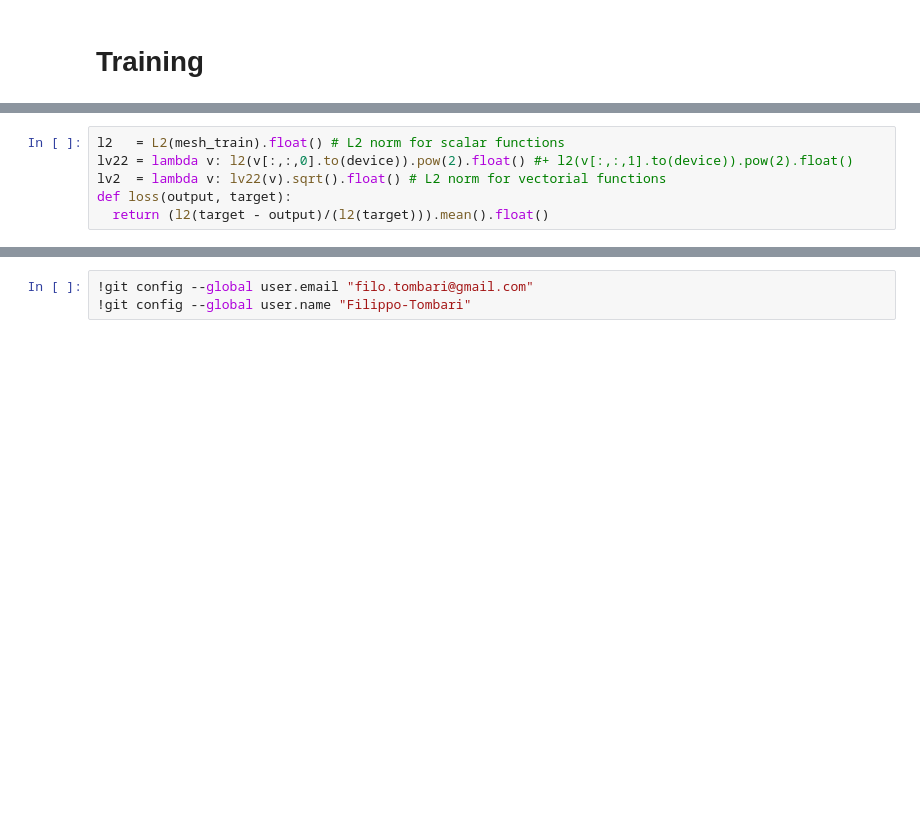
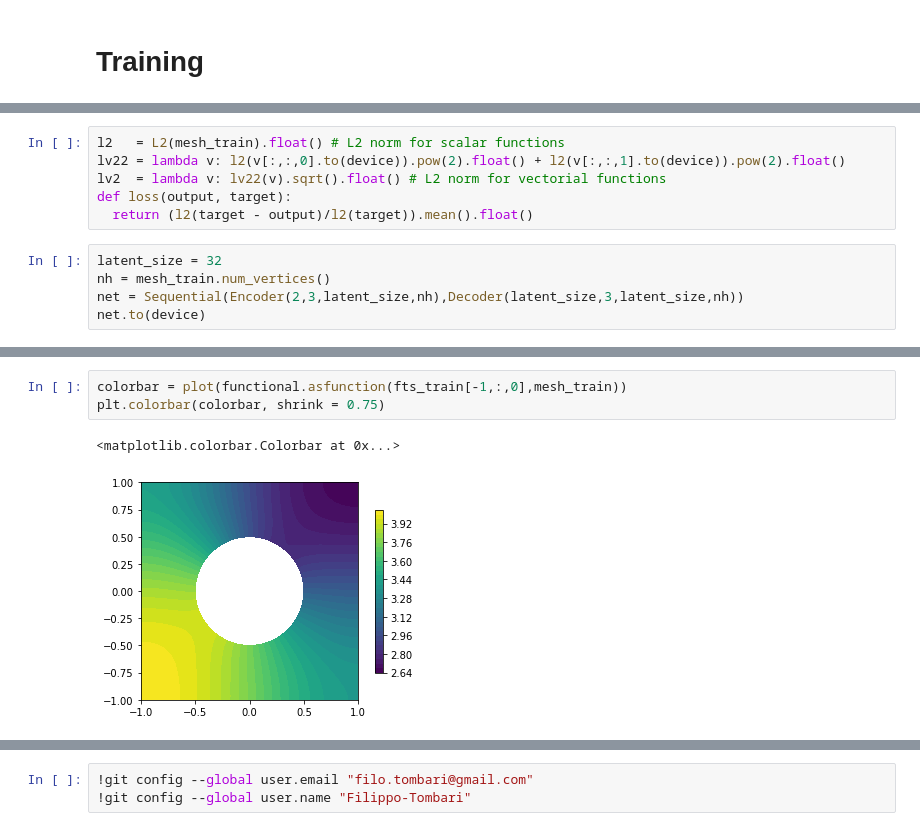
Before and after one commit to Filippo-Tombari/PdeGraph, a Jupyter notebook: basic_example.ipynb, the cells around one changed output, grey strips where cells are left out. Saved outputs shown, nothing was run; the diff lists cells and outputs as text; blank space fills up the shorter version.

```diff
--- a/basic_example.ipynb
+++ b/basic_example.ipynb
@@ -197,0 +98,11 @@ n
+# %%
+l2   = L2(mesh_train).float() # L2 norm for scalar functions
+lv22 = lambda v: l2(v[:,:,0].to(device)).pow(2).float() + l2(v[:,:,1].to(device)).pow(2).float()
+lv2  = lambda v: lv22(v).sqrt().float() # L2 norm for vectorial functions
+def loss(output, target):
+  return (l2(target - output)/l2(target)).mean().float()
+# %%
+latent_size = 32
+nh = mesh_train.num_vertices()
+net = Sequential(Encoder(2,3,latent_size,nh),Decoder(latent_size,3,latent_size,nh))
+net.to(device)
@@ -203,6 +132,0 @@ for nn in gnn.lin_gamma:
-# %%
-l2   = L2(mesh_train).float() # L2 norm for scalar functions
-lv22 = lambda v: l2(v[:,:,0].to(device)).pow(2).float() #+ l2(v[:,:,1].to(device)).pow(2).float()
-lv2  = lambda v: lv22(v).sqrt().float() # L2 norm for vectorial functions
-def loss(output, target):
-  return (l2(target - output)/(l2(target))).mean().float()
@@ -304,2 +162,8 @@ tensor(0.0558, device='cuda:0')
+# %%
+colorbar = plot(functional.asfunction(fts_train[-1,:,0],mesh_train))
+plt.colorbar(colorbar, shrink = 0.75)
+# %% [output]
+<matplotlib.colorbar.Colorbar at 0x...>
+[figure, added]
 # %%
 # Righe di codice per salvare l'animazione in formato .gif
```
Also changed, not shown: parts of 31 cells of this notebook.
